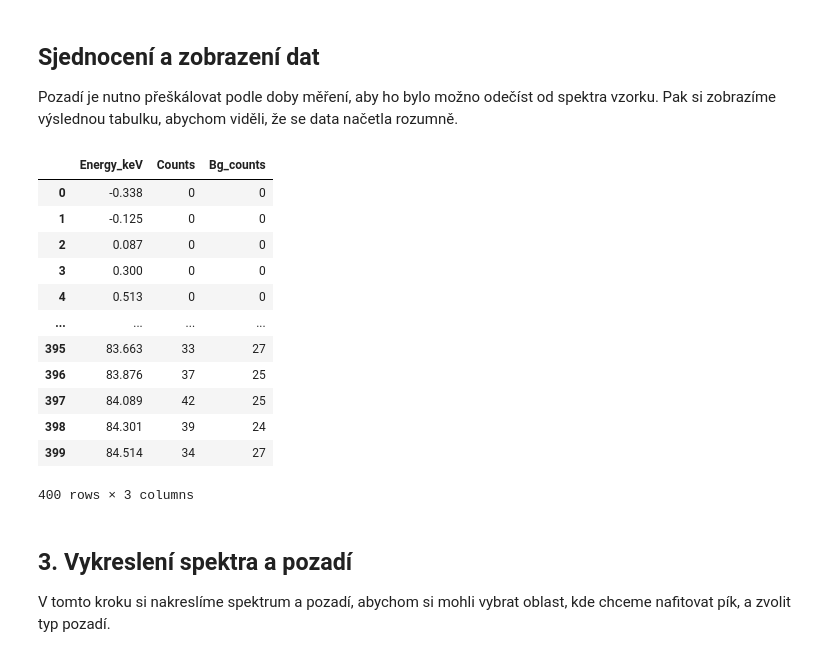
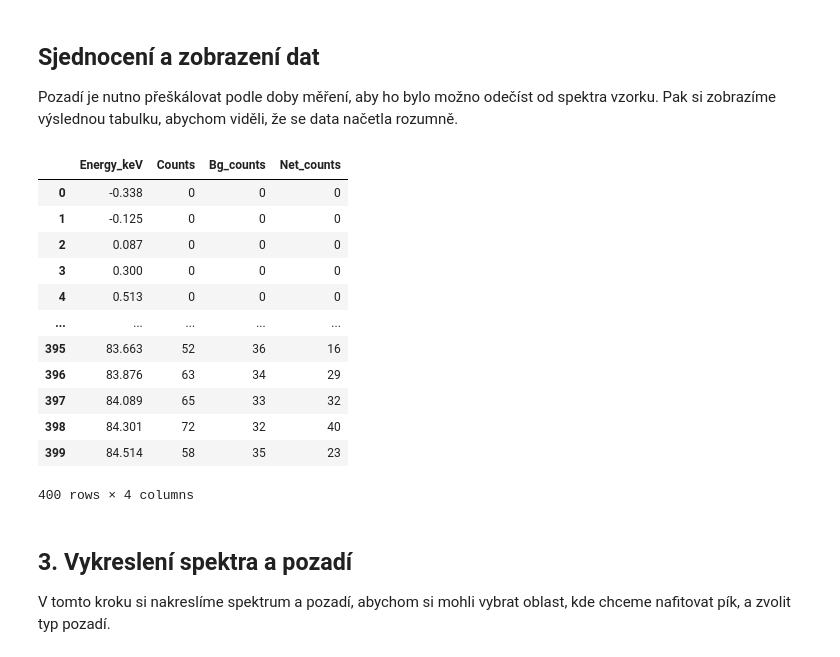
Before and after one commit to PKvasnick/PeakFit, a Jupyter notebook: PeakFit_dev.ipynb, the cells around one changed output. Saved outputs shown, nothing was run; the diff lists cells and outputs as text; code cells hidden in the pictures.

```diff
--- a/PeakFit_dev.ipynb
+++ b/PeakFit_dev.ipynb
@@ -81,35 +79,35 @@ Pozadí je nutno přeškálovat podle doby měření, aby ho bylo možno odečí
 # %%
 #@title <-- Sjednocení a zobrazení dat
 
 # Sjednotíme data - careful with data types
 # FIXME: Normalizing with a Bulgarian constant
-bg_correction = 1.0 / 3.2 if bg_time==309 else 1.0
-amplif = sample_time / bg_time * bg_correction
+amplif = sample_time / bg_time
 df['Bg_counts'] = (bg_df.Counts * amplif + 0.5).astype(int)
+df['Net_counts'] = df.Counts - df.Bg_counts
 
 # Initial range for plot
 xmin = np.min(df.Energy_keV.values)
 xmax = np.max(df.Energy_keV.values)
 xm = 0.5 * (xmin + xmax)
 d = 0.5 * (xmax - xmin)
 x0 = xm - 0.5 * d
 x1 = xm + 0.5 * d
 
 df
 # %% [output]
-|  | Energy_keV | Counts | Bg_counts |
-| 0 | -0.338 | 0 | 0 |
-| 1 | -0.125 | 0 | 0 |
-| 2 | 0.087 | 0 | 0 |
-| 3 | 0.300 | 0 | 0 |
-| 4 | 0.513 | 0 | 0 |
-| ... | ... | ... | ... |
-| 395 | 83.663 | 33 | 27 |
-| 396 | 83.876 | 37 | 25 |
-| 397 | 84.089 | 42 | 25 |
-| 398 | 84.301 | 39 | 24 |
-| 399 | 84.514 | 34 | 27 |
+|  | Energy_keV | Counts | Bg_counts | Net_counts |
+| 0 | -0.338 | 0 | 0 | 0 |
+| 1 | -0.125 | 0 | 0 | 0 |
+| 2 | 0.087 | 0 | 0 | 0 |
+| 3 | 0.300 | 0 | 0 | 0 |
+| 4 | 0.513 | 0 | 0 | 0 |
+| ... | ... | ... | ... | ... |
+| 395 | 83.663 | 52 | 36 | 16 |
+| 396 | 83.876 | 63 | 34 | 29 |
+| 397 | 84.089 | 65 | 33 | 32 |
+| 398 | 84.301 | 72 | 32 | 40 |
+| 399 | 84.514 | 58 | 35 | 23 |
-400 rows × 3 columns
+400 rows × 4 columns
 # %% [markdown]
 ## 3. Vykreslení spektra a pozadí
 
```
Also changed, not shown: parts of 6 cells of this notebook.
